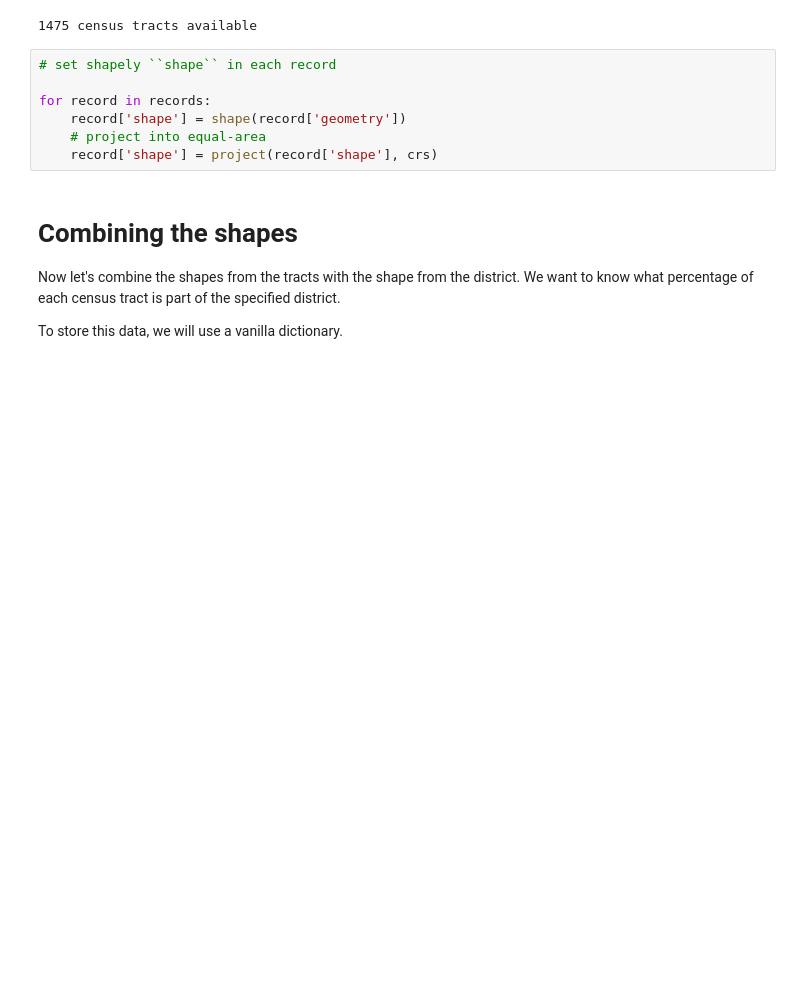
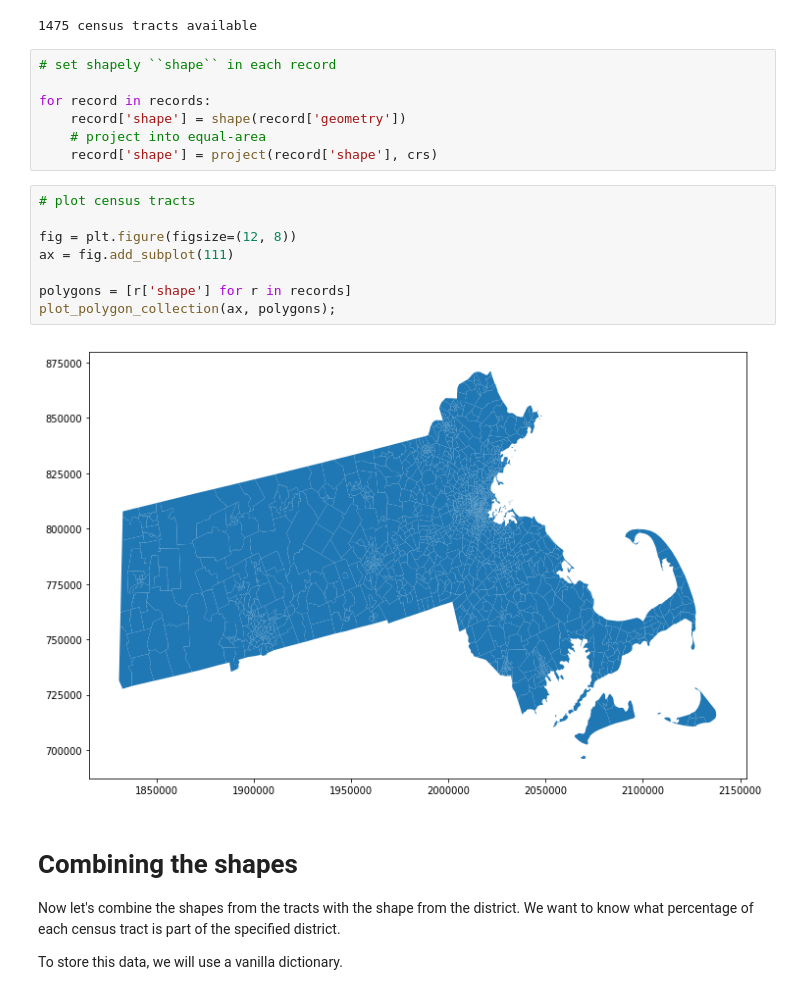
Before and after one commit to araraonline/kag-cpe, a Jupyter notebook: notebooks/eda/01-example-workflow--explain.ipynb, the cells around one changed output. Drawn from its saved outputs; the diff is of its cells as text; blank space fills up the shorter version.

Commit message:
JUP Add plots to Example Workflow

```diff
--- a/notebooks/eda/01-example-workflow--explain.ipynb
+++ b/notebooks/eda/01-example-workflow--explain.ipynb
@@ -105,6 +107,16 @@ for record in records:
     record['shape'] = shape(record['geometry'])
     # project into equal-area
     record['shape'] = project(record['shape'], crs)
+# %%
+# plot census tracts
+
+fig = plt.figure(figsize=(12, 8))
+ax = fig.add_subplot(111)
+
+polygons = [r['shape'] for r in records]
+plot_polygon_collection(ax, polygons);
+# %% [output]
+[figure, added]
 # %% [markdown]
 # Combining the shapes
 
```
Also changed, not shown: parts of 8 cells of this notebook.
